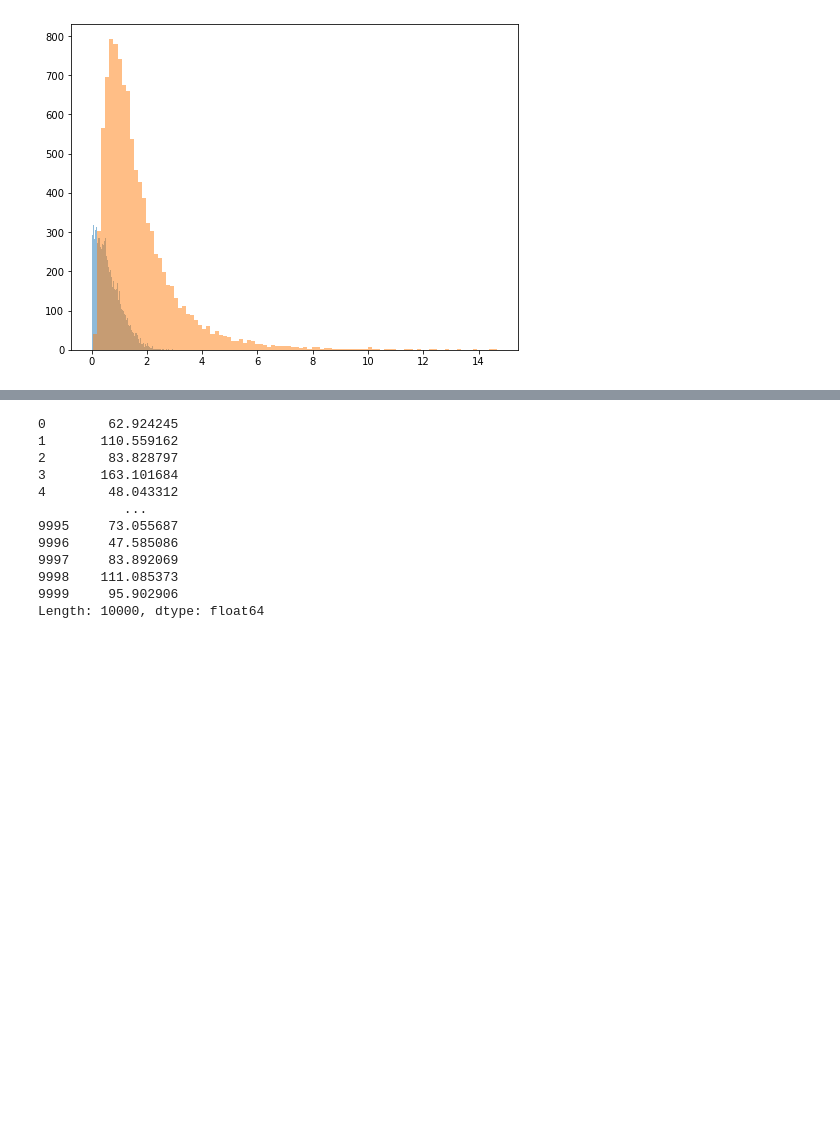
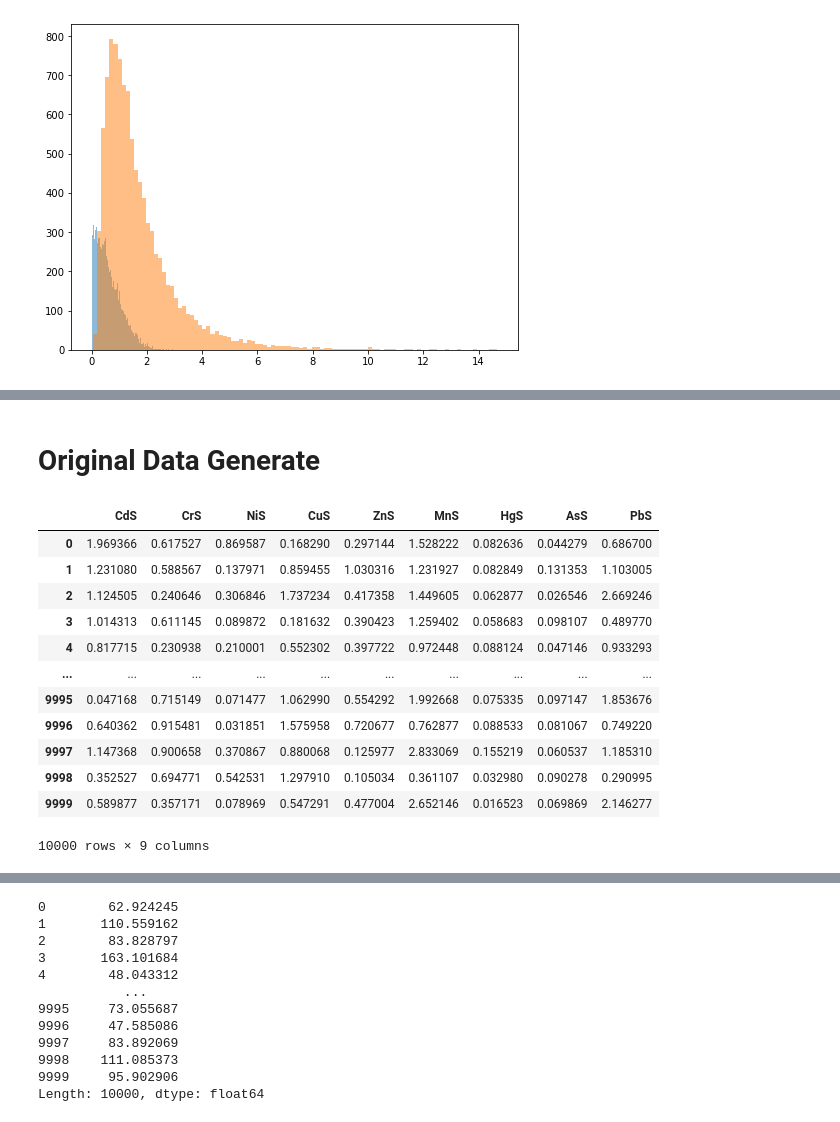
Before and after one commit to rakibhhridoy/OnGoingStudy, a Jupyter notebook: Buriganga/MonteCarlo.ipynb, the cells around one changed output, grey strips where cells are left out. Drawn from its saved outputs; the diff is of its cells as text; code cells hidden in the pictures; blank space fills up the shorter version.

Commit message:
orginal data generated++

```diff
--- a/Buriganga/MonteCarlo.ipynb
+++ b/Buriganga/MonteCarlo.ipynb
@@ -809,0 +1016,2 @@ rawHiWnorm
+# %% [markdown]
+# Original Data Generate
@@ -809,0 +1118,28 @@ rawHiWnorm
+# %%
+dataS = pd.DataFrame(data={
+    "CdS":metals[0],
+    "CrS":metals[1],
+    "NiS":metals[2],
+    "CuS":metals[3],
+    "ZnS":metals[4],
+    "MnS":metals[5],
+    "HgS":metals[6],
+    "AsS":metals[7],
+    "PbS":metals[8],
+})
+# %%
+dataS
+# %% [output]
+|  | CdS | CrS | NiS | CuS | ZnS | MnS | HgS | AsS | PbS |
+| 0 | 1.969366 | 0.617527 | 0.869587 | 0.168290 | 0.297144 | 1.528222 | 0.082636 | 0.044279 | 0.686700 |
+| 1 | 1.231080 | 0.588567 | 0.137971 | 0.859455 | 1.030316 | 1.231927 | 0.082849 | 0.131353 | 1.103005 |
+| 2 | 1.124505 | 0.240646 | 0.306846 | 1.737234 | 0.417358 | 1.449605 | 0.062877 | 0.026546 | 2.669246 |
+| 3 | 1.014313 | 0.611145 | 0.089872 | 0.181632 | 0.390423 | 1.259402 | 0.058683 | 0.098107 | 0.489770 |
+| 4 | 0.817715 | 0.230938 | 0.210001 | 0.552302 | 0.397722 | 0.972448 | 0.088124 | 0.047146 | 0.933293 |
+| ... | ... | ... | ... | ... | ... | ... | ... | ... | ... |
+| 9995 | 0.047168 | 0.715149 | 0.071477 | 1.062990 | 0.554292 | 1.992668 | 0.075335 | 0.097147 | 1.853676 |
+| 9996 | 0.640362 | 0.915481 | 0.031851 | 1.575958 | 0.720677 | 0.762877 | 0.088533 | 0.081067 | 0.749220 |
+| 9997 | 1.147368 | 0.900658 | 0.370867 | 0.880068 | 0.125977 | 2.833069 | 0.155219 | 0.060537 | 1.185310 |
+| 9998 | 0.352527 | 0.694771 | 0.542531 | 1.297910 | 0.105034 | 0.361107 | 0.032980 | 0.090278 | 0.290995 |
+| 9999 | 0.589877 | 0.357171 | 0.078969 | 0.547291 | 0.477004 | 2.652146 | 0.016523 | 0.069869 | 2.146277 |
+10000 rows × 9 columns
```
Also changed, not shown: parts of 30 cells of this notebook, 17 other files.
